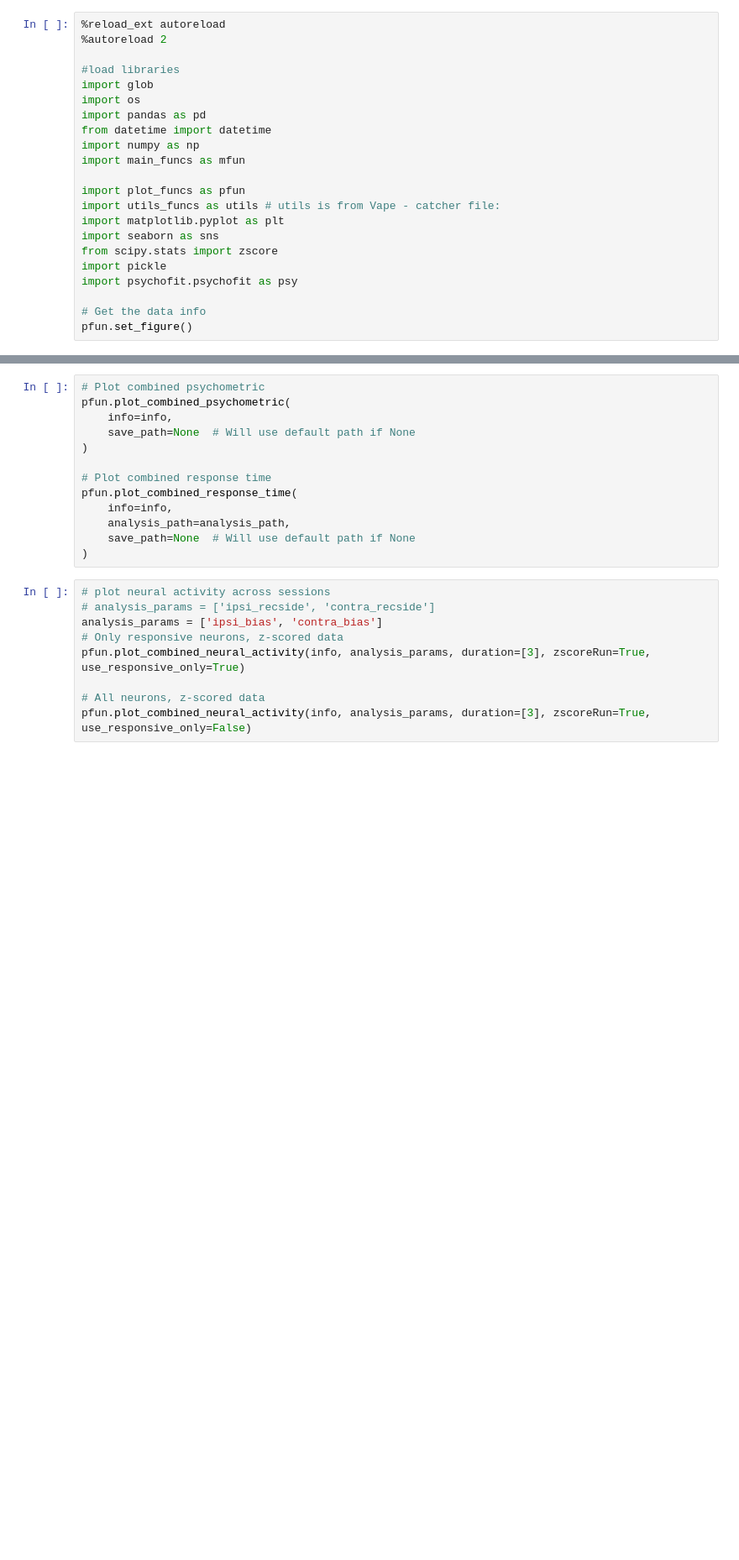
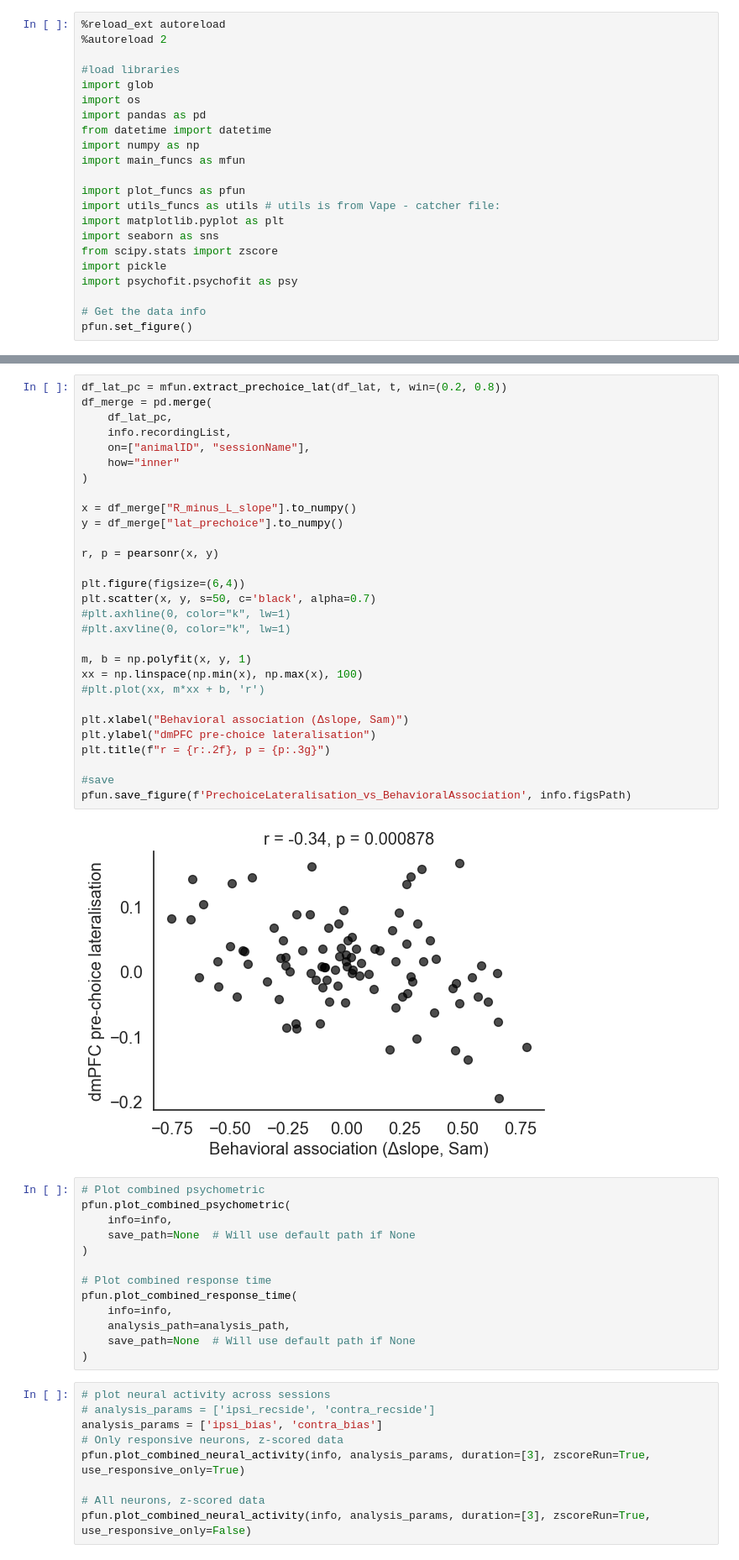
Before and after one commit to huriyeatg/sideBiasLateralisation, a Jupyter notebook: sideBiasLateralisation_combinedanalysis.ipynb, the cells around one changed output, grey strips where cells are left out. Shown at 84% size. Drawn from its saved outputs; the diff is of its cells as text; blank space fills up the shorter version.

```diff
--- a/sideBiasLateralisation_combinedanalysis.ipynb
+++ b/sideBiasLateralisation_combinedanalysis.ipynb
@@ -311,3 +465,34 @@ info.recordingList
+# %%
+df_lat_pc = mfun.extract_prechoice_lat(df_lat, t, win=(0.2, 0.8))
+df_merge = pd.merge(
+    df_lat_pc,
+    info.recordingList,
+    on=["animalID", "sessionName"],
+    how="inner"
+)
+
+x = df_merge["R_minus_L_slope"].to_numpy()
+y = df_merge["lat_prechoice"].to_numpy()
+
+r, p = pearsonr(x, y)
+
+plt.figure(figsize=(6,4))
+plt.scatter(x, y, s=50, c='black', alpha=0.7)
+#plt.axhline(0, color="k", lw=1)
+#plt.axvline(0, color="k", lw=1)
+
+m, b = np.polyfit(x, y, 1)
+xx = np.linspace(np.min(x), np.max(x), 100)
+#plt.plot(xx, m*xx + b, 'r')
+
+plt.xlabel("Behavioral association (Δslope, Sam)")
+plt.ylabel("dmPFC pre-choice lateralisation")
+plt.title(f"r = {r:.2f}, p = {p:.3g}")
+
+#save
+pfun.save_figure(f'PrechoiceLateralisation_vs_BehavioralAssociation', info.figsPath)
+# %% [output]
+[figure, added]
 # %%
 # Plot combined psychometric
 pfun.plot_combined_psychometric(
```
Also changed, not shown: parts of 14 cells of this notebook, 10 other files.
